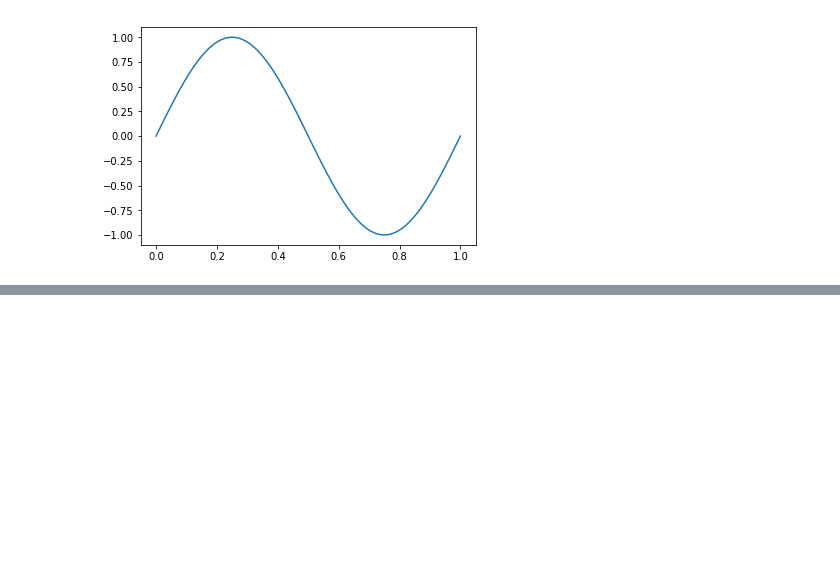
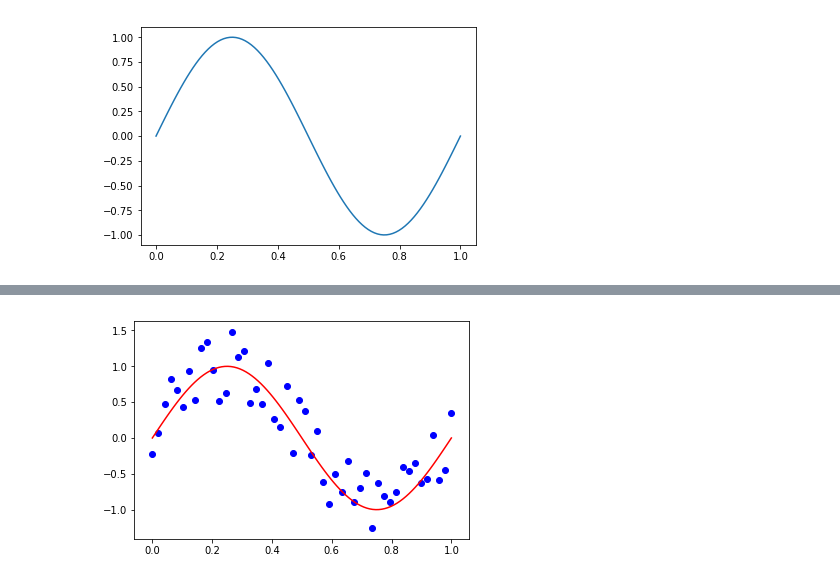
Before and after one commit to onaries/gist_ml, a Jupyter notebook: HW#1.ipynb, the cells around one changed output, grey strips where cells are left out. Saved outputs shown, nothing was run; the diff lists cells and outputs as text; code cells hidden in the pictures; blank space fills up the shorter version.

```diff
--- a/HW#1.ipynb
+++ b/HW#1.ipynb
@@ -117,0 +139,9 @@ epoch : 290, cost : 4.05243
+# %%
+# 테스트 데이터 그래프
+
+plt.scatter(test_x, test_y, color='blue')
+plt.plot(sinx, siny, color='red')
+
+plt.show()
+# %% [output]
+[figure, added]
```
Also changed, not shown: parts of 13 cells of this notebook, 1 other file.
